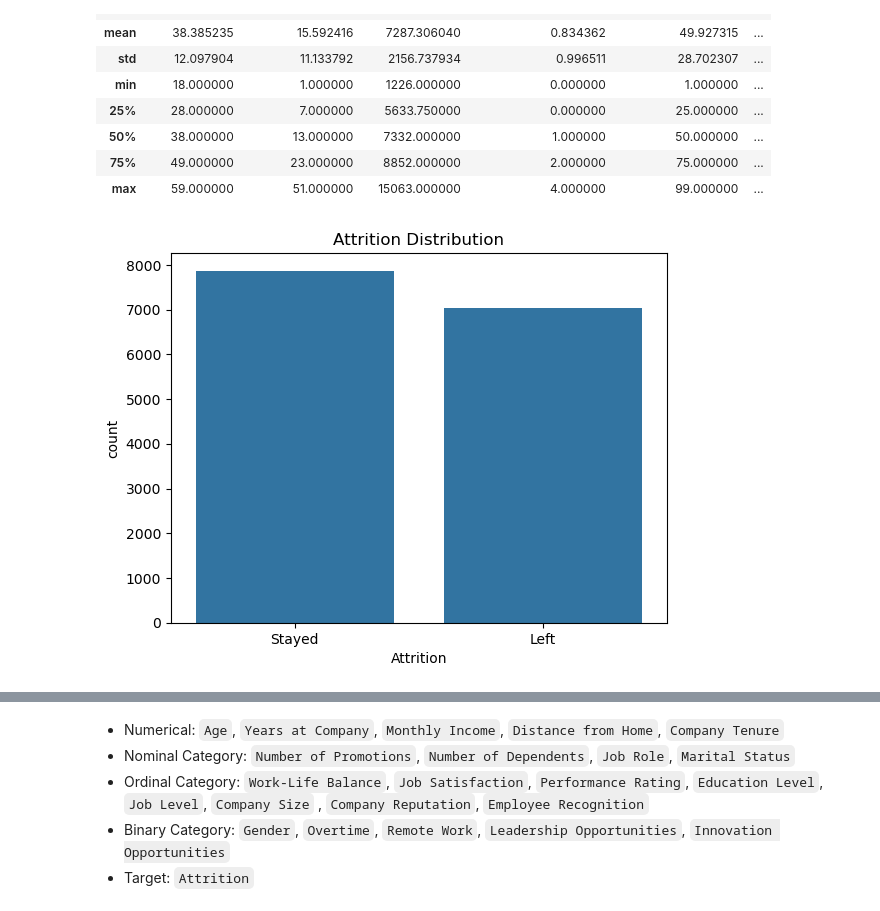
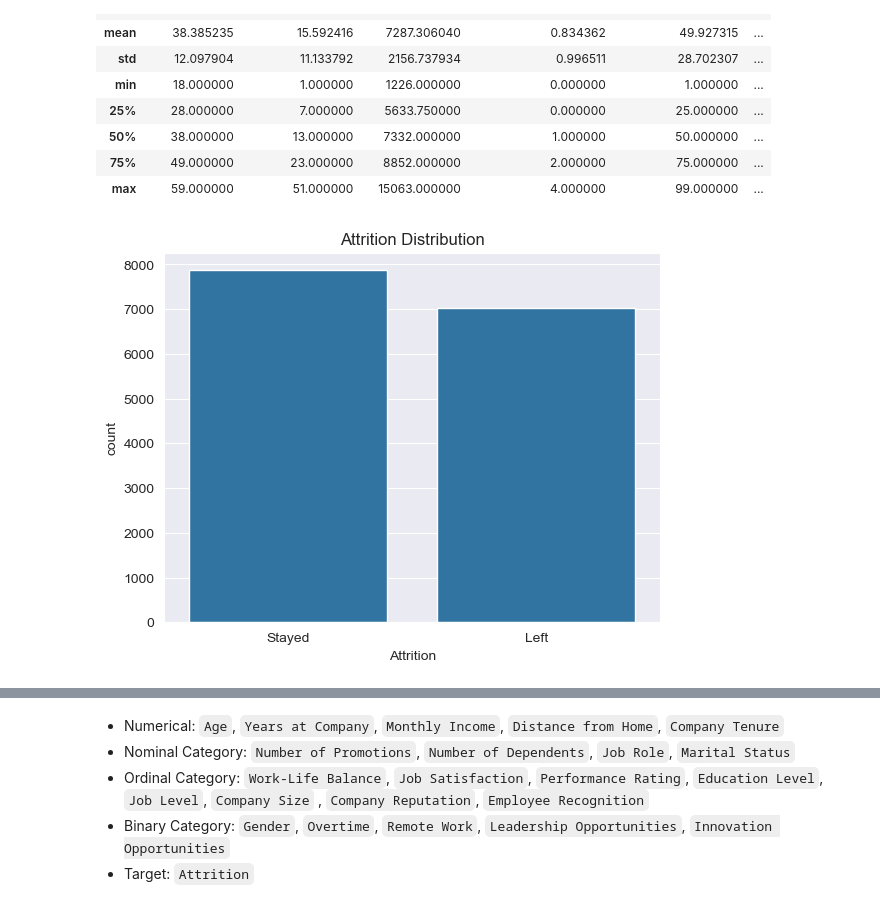
Before and after one commit to Mazen-2005/Employee-Attrition-Prediction-Classification-, a Jupyter notebook: notebooks/Employee Attrition.ipynb, the cells around one changed output, grey strips where cells are left out. Cells and saved outputs as stored; diff of their text form; code cells hidden in the pictures.

```diff
--- a/notebooks/Employee Attrition.ipynb
+++ b/notebooks/Employee Attrition.ipynb
@@ -63,10 +70,11 @@ df.describe()
 | 75% | 49.000000 | 23.000000 | 8852.000000 | 2.000000 | 75.000000 | ... |
 | max | 59.000000 | 51.000000 | 15063.000000 | 4.000000 | 99.000000 | ... |
 # %%
+sns.set_style('darkgrid')
 sns.countplot(x='Attrition', data=df)
 plt.title('Attrition Distribution')
 plt.show()
 # %% [output]
-[figure, old version]
+[figure, new version]
 # %%
 plt.figure(figsize = (25,70))
```
Also changed, not shown: parts of 13 cells of this notebook.
